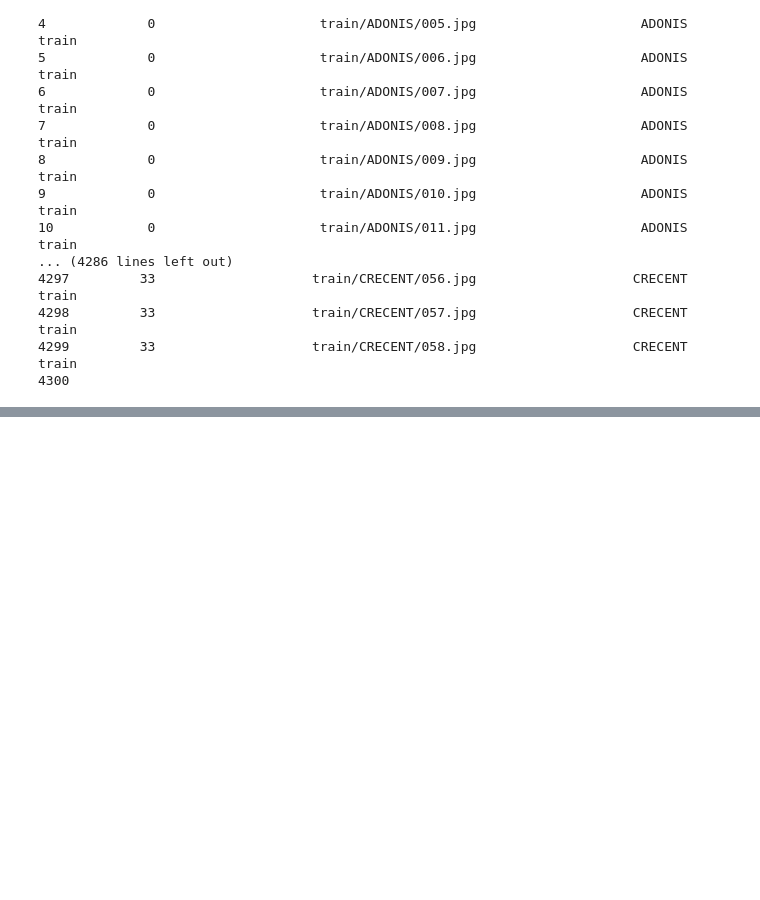
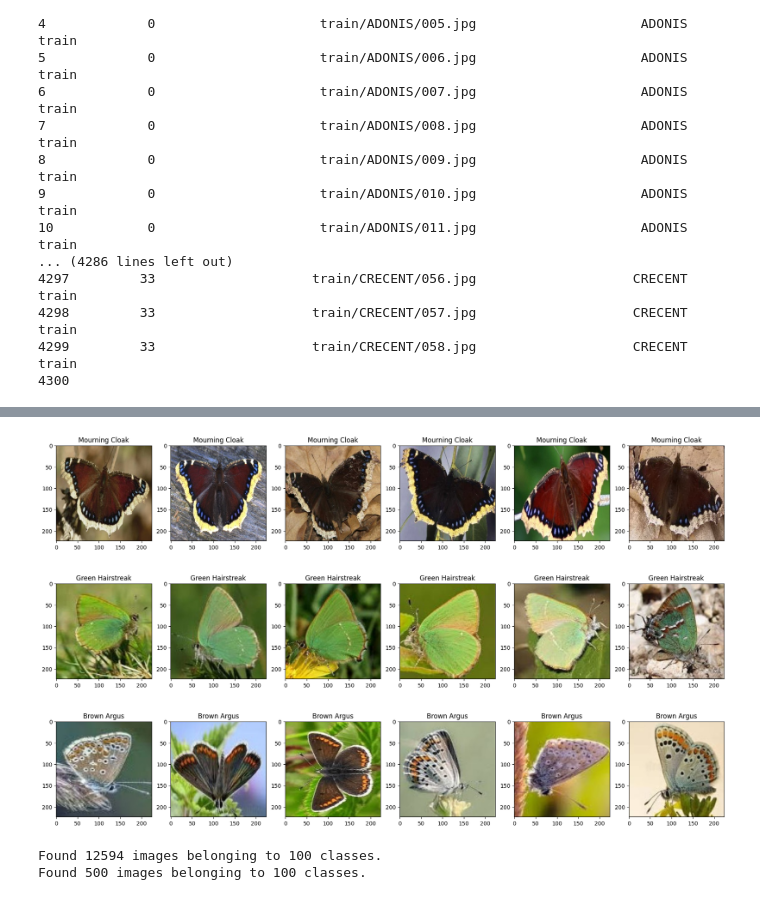
Before and after one commit to SnowTrash/pyHikethroug, a Jupyter notebook: proyectopolillas/polillas.ipynb, the cells around one changed output, grey strips where cells are left out. Cells and saved outputs as stored; diff of their text form; code cells hidden in the pictures; blank space fills up the shorter version.

Commit message:
first_commits
se agregaron las primeras visualizaciones del dataset y no se logro utilizar el Xception

```diff
--- a/proyectopolillas/polillas.ipynb
+++ b/proyectopolillas/polillas.ipynb
@@ -34,0 +69,5 @@ Error:
+# %%
+df = pd.read_csv('../../data_papillons/butterflies and moths.csv')
+IMAGE_DIR = '../../data_papillons'
+df['filepaths'] = IMAGE_DIR + '/' + df['filepaths']
+df.head()
@@ -34,0 +113,51 @@ Error:
+# %%
+def show_grid_images(image_path_list, ncols, title, augmentor=None):
+    figure, axs = plt.subplots(figsize=(22,4), nrows=1, ncols=ncols)
+    for i in range(ncols):
+        image = cv2.cvtColor(cv2.imread(image_path_list[i]), cv2.COLOR_BGR2RGB)
+        if augmentor is not None:
+            image = augmentor(image=image)['image']
+        axs[i].imshow(image)
+        axs[i].set_title(title)
+    plt.show()
+# %%
+# Visualize top 3 most distributed dataset images
+top3_labels = label_counts[:3].index.tolist()
+
+cloak_image_list = df.loc[df['labels']==top3_labels[0]]['filepaths'].iloc[:6].tolist()
+hairstreak_image_list = df.loc[df['labels']==top3_labels[1]]['filepaths'].iloc[:6].tolist()
+argus_image_list = df.loc[df['labels']==top3_labels[2]]['filepaths'].iloc[:6].tolist()
+
+show_grid_images(cloak_image_list, ncols=6, title='Mourning Cloak')
+show_grid_images(hairstreak_image_list, ncols=6, title='Green Hairstreak')
+show_grid_images(argus_image_list, ncols=6, title='Brown Argus')
+# %% [output]
+[figure, added]
+[figure, added]
+[figure, added]
+# %%
+# only train data needs to be augmented
+train_gen = ImageDataGenerator(horizontal_flip=True, vertical_flip=True, rescale=1/255.)
+val_gen = ImageDataGenerator(rescale=1/255.)
+
+train_dir = '../../data_papillons/train'
+val_dir = '../../data_papillons/valid'
+
+BATCH_SIZE = 64
+SEED = 56
+IMAGE_SIZE = (244, 244)
+
+train_flow_gen = train_gen.flow_from_directory(directory=train_dir,
+                                              class_mode='sparse',
+                                              batch_size=BATCH_SIZE,
+                                              target_size=IMAGE_SIZE,
+                                              seed=SEED)
+
+val_flow_gen = val_gen.flow_from_directory(directory=val_dir,
+                                            class_mode='sparse',
+                                            batch_size=BATCH_SIZE,
+                                            target_size=IMAGE_SIZE,
+                                            seed=SEED)
+# %% [output]
+Found 12594 images belonging to 100 classes.
+Found 500 images belonging to 100 classes.
```
Also changed, not shown: parts of 12 cells of this notebook.
